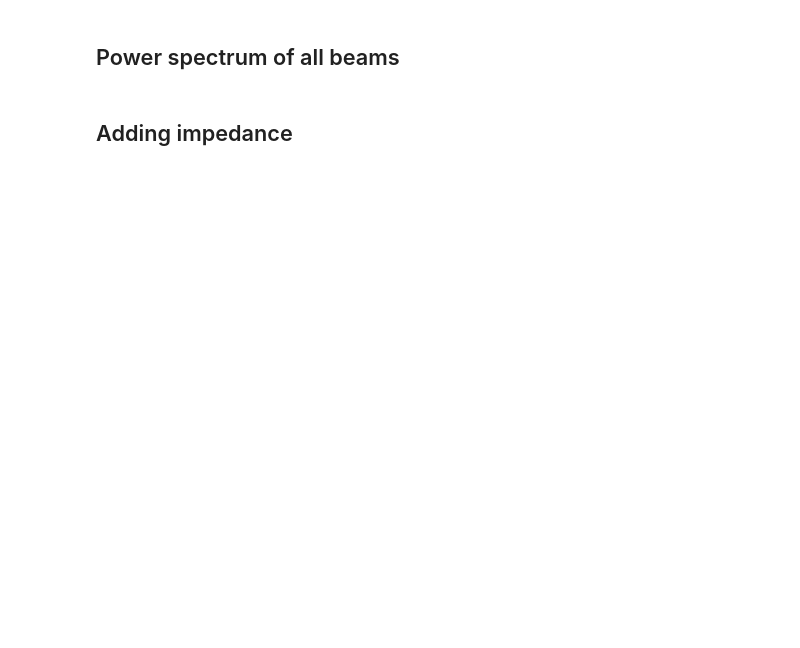
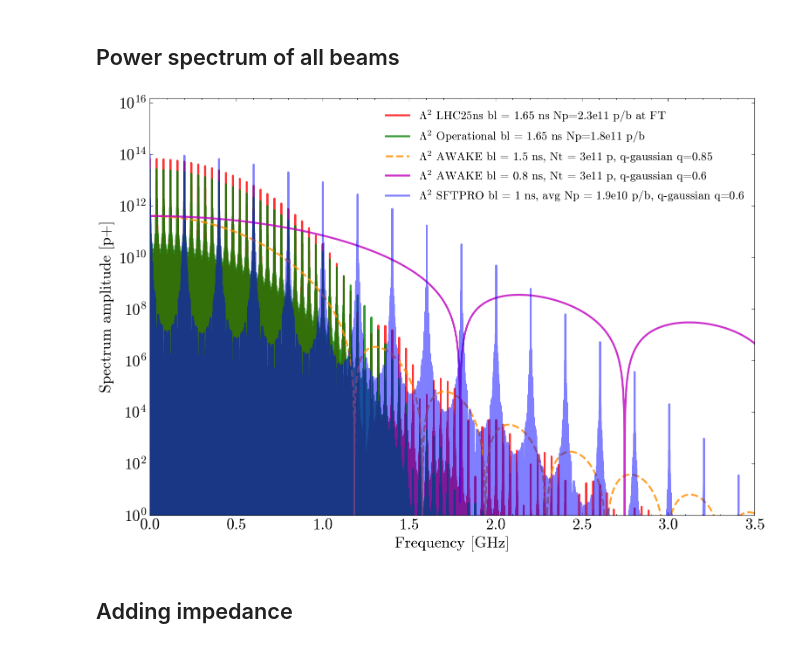
Before and after one commit to ImpedanCEI/BIHC, a Jupyter notebook: notebooks/SPSBeamSpectrums.ipynb, the cells around one changed output. Cells and saved outputs as stored; diff of their text form; code cells hidden in the pictures; blank space fills up the shorter version.

```diff
--- a/notebooks/SPSBeamSpectrums.ipynb
+++ b/notebooks/SPSBeamSpectrums.ipynb
@@ -184,29 +201,31 @@ fig.tight_layout()
 # %%
 #         Plots
 # ----------------------
 # Plot impedance and spectrum
 fig, ax = plt.subplots(figsize=[10,7])
 
-l0, = ax.plot(beam_lhc25.powerSpectrum[0]/1e9, beam_lhc25.powerSpectrum[1]*Nb_lhc25, color='b', lw=2, alpha=0.8)
-l1, = ax.plot(beam_op.powerSpectrum[0]/1e9, beam_op.powerSpectrum[1]*Nb_op, color='r', lw=2, ls='-', alpha=0.8)
-l2, = ax.plot(beam_aw.powerSpectrum[0]/1e9, beam_aw.powerSpectrum[1]*Nb_aw, color='limegreen', lw=2, ls='--', alpha=0.8)
-l3, = ax.plot(beam_aw_ex.powerSpectrum[0]/1e9, beam_aw_ex.powerSpectrum[1]*Nb_aw_ex, color='g', lw=2, ls='-', alpha=0.8)
-l4, = ax.plot(beam_sftpro.powerSpectrum[0]/1e9, beam_sftpro.powerSpectrum[1]*Nb_sftpro, color='darkorange', lw=2, ls='-', alpha=0.5)
+l0, = ax.plot(beam_lhc25.powerSpectrum[0]/1e9, beam_lhc25.powerSpectrum[1]*Nb_lhc25, color='r', lw=2, alpha=0.8)
+l1, = ax.plot(beam_op.powerSpectrum[0]/1e9, beam_op.powerSpectrum[1]*Nb_op, color='g', lw=2, ls='-', alpha=0.8)
+l2, = ax.plot(beam_aw.powerSpectrum[0]/1e9, beam_aw.powerSpectrum[1]*Nb_aw, color='darkorange', lw=2, ls='--', alpha=0.8)
+l3, = ax.plot(beam_aw_ex.powerSpectrum[0]/1e9, beam_aw_ex.powerSpectrum[1]*Nb_aw_ex, color='m', lw=2, ls='-', alpha=0.8)
+l4, = ax.plot(beam_sftpro.powerSpectrum[0]/1e9, beam_sftpro.powerSpectrum[1]*Nb_sftpro, color='b', lw=2, ls='-', alpha=0.5)
 
 ax.set_ylabel('Spectrum amplitude [p+]')
 ax.set_yscale('log')
 ax.set_xlabel('Frequency [GHz]')
 ax.set_xlim((0, fmax/1e9))
 ax.set_ylim(ymin=1) #ymax=1.1)
 
 ax.legend([l0, l1, l2, l3, l4], [f'$\Lambda^2$ LHC25ns bl = 1.65 ns Np=2.3e11 p/b at FT',
                          '$\Lambda^2$ Operational bl = 1.65 ns Np=1.8e11 p/b ',
                          '$\Lambda^2$ AWAKE bl = 1.5 ns, Nt = 3e11 p, q-gaussian q=0.85',
                          '$\Lambda^2$ AWAKE bl = 0.8 ns, Nt = 3e11 p, q-gaussian q=0.6',
                          '$\Lambda^2$ SFTPRO bl = 1 ns, avg Np = 1.9e10 p/b, q-gaussian q=0.6'],
-                         loc=0, labelcolor='white')
+                         loc=0, labelcolor='black', fontsize=12)
 
 fig.tight_layout()
+# %% [output]
+[figure, added]
 # %% [markdown]
 ## Adding impedance
 # %%
```
Also changed, not shown: parts of 14 cells of this notebook.
